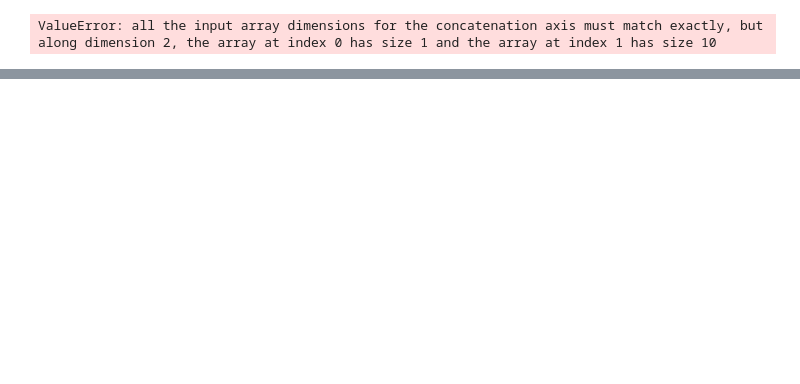
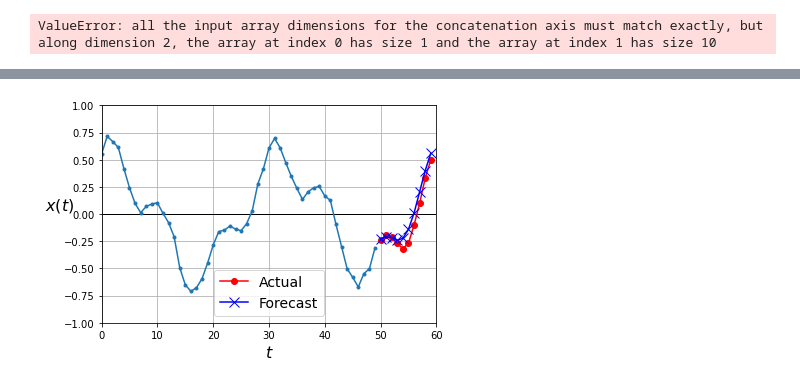
Before and after one commit to MethodFunc/Hands-on-DL, a Jupyter notebook: RNN.ipynb, the cells around one changed output, grey strips where cells are left out. Drawn from its saved outputs; the diff is of its cells as text; code cells hidden in the pictures; blank space fills up the shorter version.

```diff
--- a/RNN.ipynb
+++ b/RNN.ipynb
@@ -342,0 +429,8 @@ ValueError: all the input array dimensions for the concatenation axis must match
+# %%
+def last_time_step_mse(y_true, y_pred):
+    return keras.metrics.mean_squared_error(y_true[:, -1], y_pred[:,-1])
+# %%
+optimizer = keras.optimizers.Adam(0.01)
+model.compile(loss='mse', optimizer = optimizer, metrics=[last_time_step_mse])
+# %%
+history = model.fit(x_train, y_train, epochs=20, validation_data=(x_valid, y_valid))
@@ -342,0 +455,9 @@ ValueError: all the input array dimensions for the concatenation axis must match
+# %%
+series = generate_time_series(1, 50 + 10)
+x_new, y_new = series[:, :50, :], series[:, 50:, :]
+y_pred = model.predict(x_new)[:, -1][..., np.newaxis]
+# %%
+plot_multiple_forecasts(x_new, y_new, y_pred)
+plt.show()
+# %% [output]
+[figure, added]
```
Also changed, not shown: parts of 49 cells of this notebook, 1 other file.
